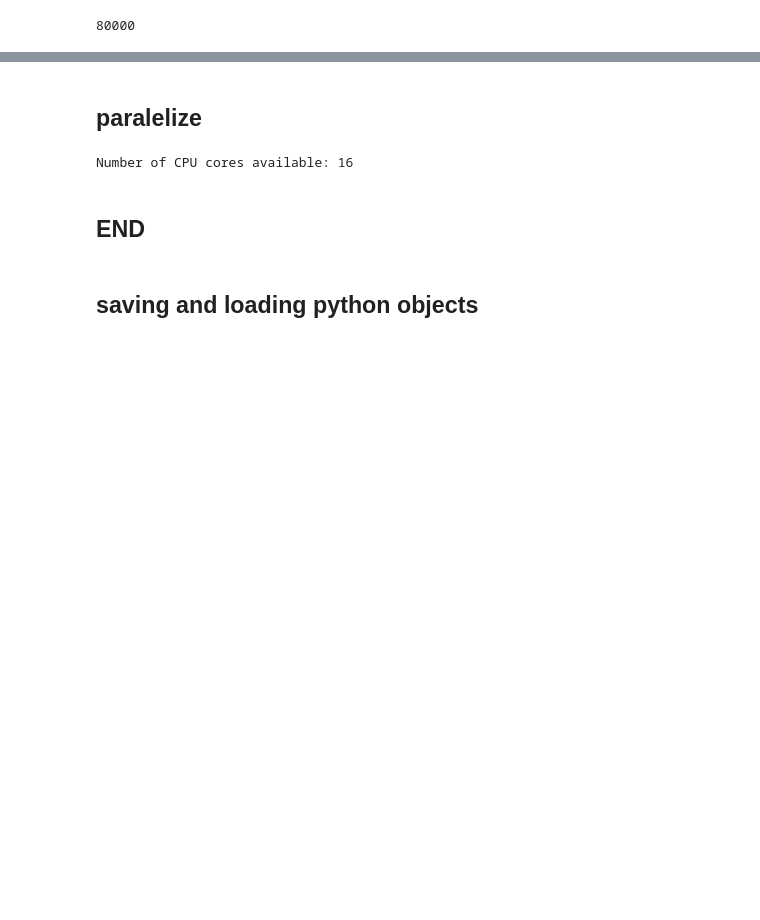
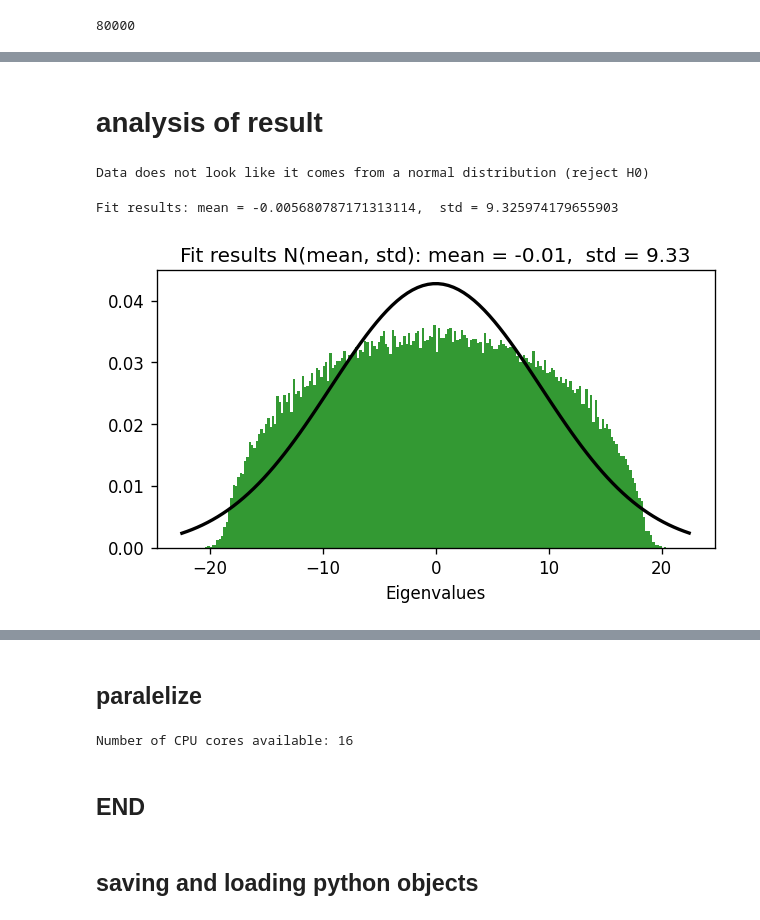
Before and after one commit to aleksejalex/temp_rndmtx, a Jupyter notebook: TNM_lec1.ipynb, the cells around one changed output, grey strips where cells are left out. Saved outputs shown, nothing was run; the diff lists cells and outputs as text; code cells hidden in the pictures; blank space fills up the shorter version.

```diff
--- a/TNM_lec1.ipynb
+++ b/TNM_lec1.ipynb
@@ -109,3 +120,47 @@ plt.show()
 # - N = 80
 # - num_of_experiments = 10000 a vice
 # - diagonala z N(0,1), nediagonala z N(0,2)
+# %% [markdown]
+# analysis of result
+# %%
+# is it normal distribution?
+# Perform the Shapiro-Wilk test
+from scipy.stats import shapiro
+statistic, p_value = shapiro(results)
+
+if p_value > 0.05:   # Check if the p-value is less than the significance level
+    print("Data looks like it comes from a normal distribution (fail to reject H_0, have to accept H_0)")
+else:
+    print("Data does not look like it comes from a normal distribution (reject H_0)")
+# %% [output]
+Data does not look like it comes from a normal distribution (reject H0)
+# %%
+import numpy as np
+from scipy.stats import norm
+import matplotlib.pyplot as plt
+
+data = results
+data = np.array(data)
+
+mean, std = norm.fit(data, method='mle')
+# %%
+plt.figure(figsize=(6,3), dpi=120)
+plt.hist(data, bins=200, density=True, alpha=0.8, color='g')
+#sbn.histplot(data, kde=False)
+
+xmin, xmax = plt.xlim()
+x = np.linspace(xmin, xmax, 100)
+p = norm.pdf(x, mean, std)
+
+plt.plot(x, p, 'k', linewidth=2)
+print(f'Fit results: mean = {mean},  std = {std}')
+
+plt.title("Fit results N(mean, std): mean = %.2f,  std = %.2f" % (mean, std))
+plt.xlabel("Eigenvalues")
+#plt.ylabel("Probability Density")
+
+plt.savefig('temp4.png', dpi=300)
+plt.show()
+# %% [output]
+Fit results: mean = -0.005680787171313114,  std = 9.325974179655903
+[figure, added]
```
Also changed, not shown: parts of 16 cells of this notebook.
